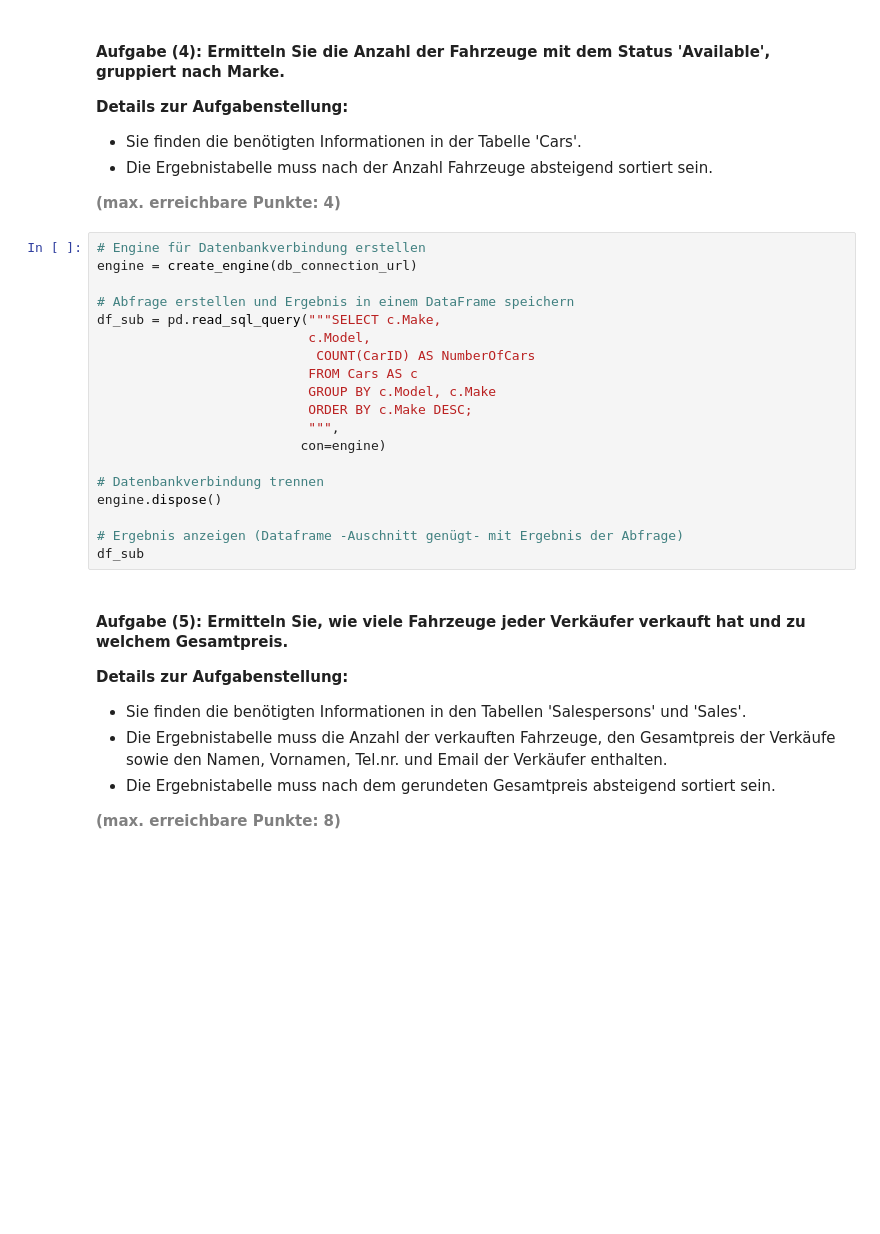
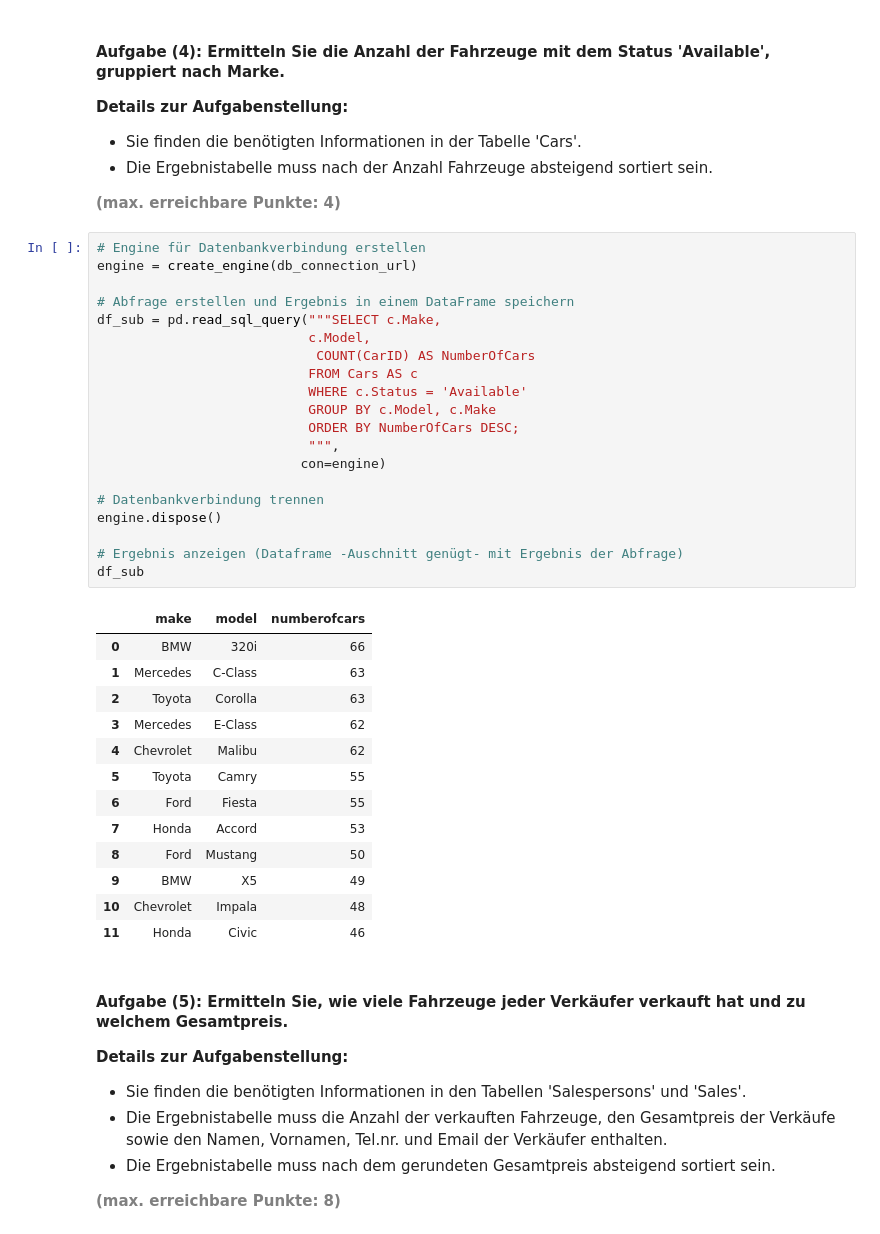
Before and after one commit to blobb3/python_postgresql_pgadmin, a Jupyter notebook: AP01_Mgmt_Nutzung_Relationale_Daten.ipynb, the cells around one changed output. Cells and saved outputs as stored; diff of their text form; blank space fills up the shorter version.

```diff
--- a/AP01_Mgmt_Nutzung_Relationale_Daten.ipynb
+++ b/AP01_Mgmt_Nutzung_Relationale_Daten.ipynb
@@ -319,22 +319,37 @@ df_sub
 # %%
 # Engine für Datenbankverbindung erstellen
 engine = create_engine(db_connection_url)
 
 # Abfrage erstellen und Ergebnis in einem DataFrame speichern
 df_sub = pd.read_sql_query("""SELECT c.Make,
                            c.Model,
                             COUNT(CarID) AS NumberOfCars
                            FROM Cars AS c
+                           WHERE c.Status = 'Available'
                            GROUP BY c.Model, c.Make
-                           ORDER BY c.Make DESC;
+                           ORDER BY NumberOfCars DESC;
                            """,
                           con=engine)
 
 # Datenbankverbindung trennen
 engine.dispose()
 
 # Ergebnis anzeigen (Dataframe -Auschnitt genügt- mit Ergebnis der Abfrage)
 df_sub
+# %% [output]
+|  | make | model | numberofcars |
+| 0 | BMW | 320i | 66 |
+| 1 | Mercedes | C-Class | 63 |
+| 2 | Toyota | Corolla | 63 |
+| 3 | Mercedes | E-Class | 62 |
+| 4 | Chevrolet | Malibu | 62 |
+| 5 | Toyota | Camry | 55 |
+| 6 | Ford | Fiesta | 55 |
+| 7 | Honda | Accord | 53 |
+| 8 | Ford | Mustang | 50 |
+| 9 | BMW | X5 | 49 |
+| 10 | Chevrolet | Impala | 48 |
+| 11 | Honda | Civic | 46 |
 # %% [markdown]
 #### <b>Aufgabe (5): Ermitteln Sie, wie viele Fahrzeuge jeder Verkäufer verkauft hat und zu welchem Gesamtpreis.</b>
 <b>Details zur Aufgabenstellung:</b>
```
Also changed, not shown: parts of 3 cells of this notebook, 1 other file.
